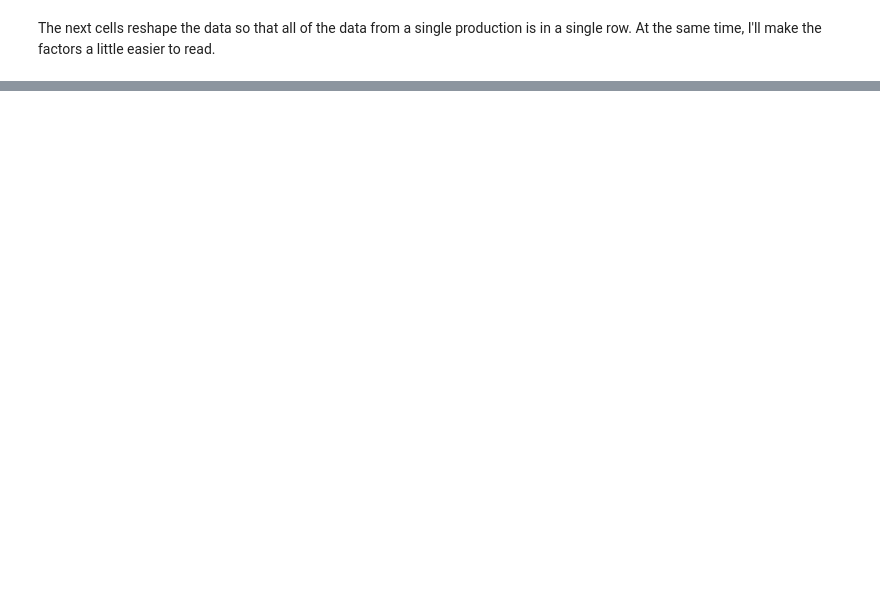
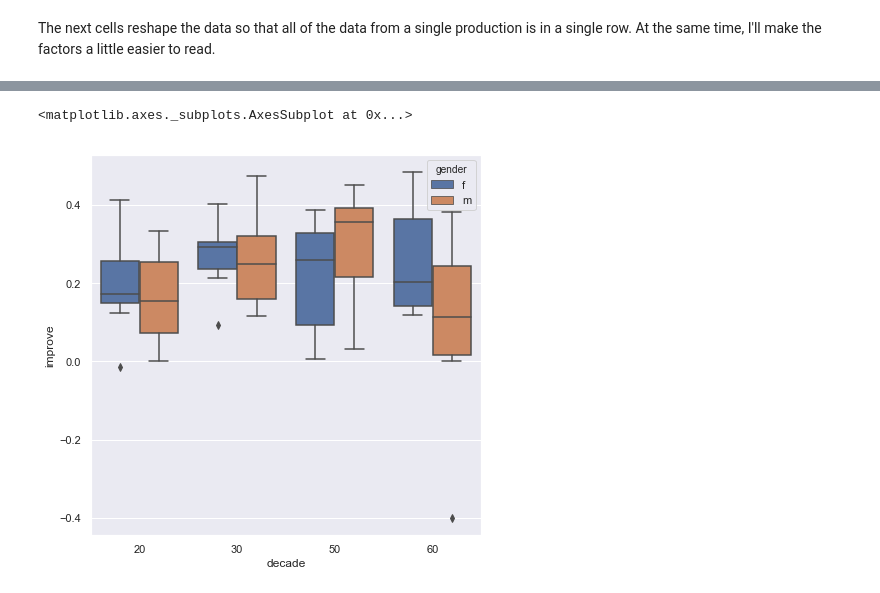
Before and after one commit to susanlinucb/kuy_production, a Jupyter notebook: LDA_accuracy.ipynb, the cells around one changed output, grey strips where cells are left out. Saved outputs shown, nothing was run; the diff lists cells and outputs as text; code cells hidden in the pictures; blank space fills up the shorter version.

```diff
--- a/LDA_accuracy.ipynb
+++ b/LDA_accuracy.ipynb
@@ -134,0 +177,3 @@ plt.plot([0.5, 1], [0.5, 1], linewidth=1)
+# %%
+resultsdf['improve'] = (resultsdf.acc_vq-resultsdf.acc_f0)/resultsdf.acc_vq
+resultsdf.head()
@@ -134,0 +187,5 @@ plt.plot([0.5, 1], [0.5, 1], linewidth=1)
+# %%
+sns.boxplot(x='decade',y='improve',hue='gender',data=resultsdf)
+# %% [output]
+<matplotlib.axes._subplots.AxesSubplot at 0x...>
+[figure, added]
```
Also changed, not shown: parts of 31 cells of this notebook.
